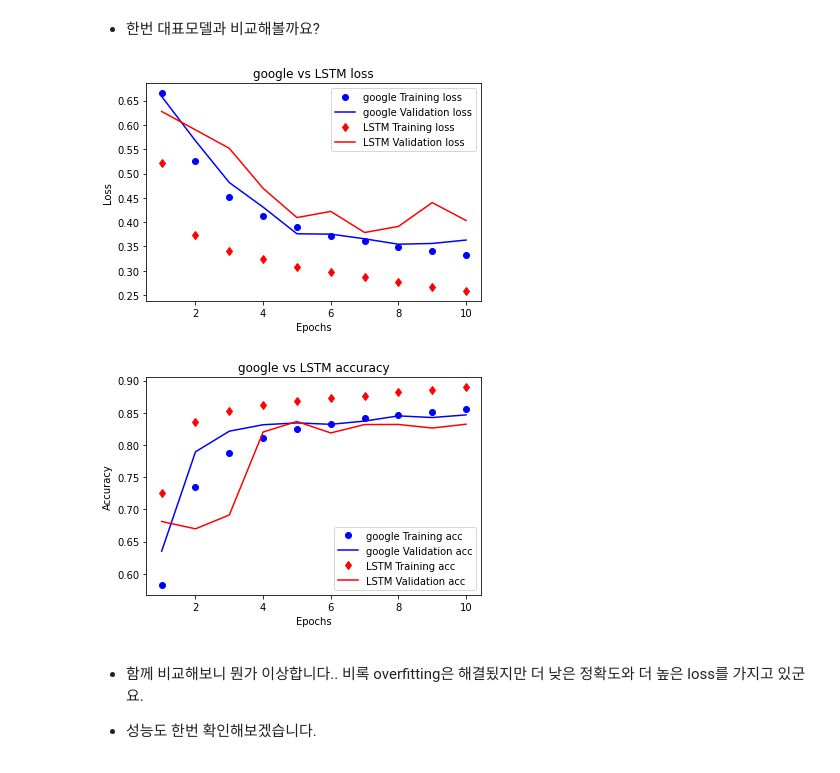
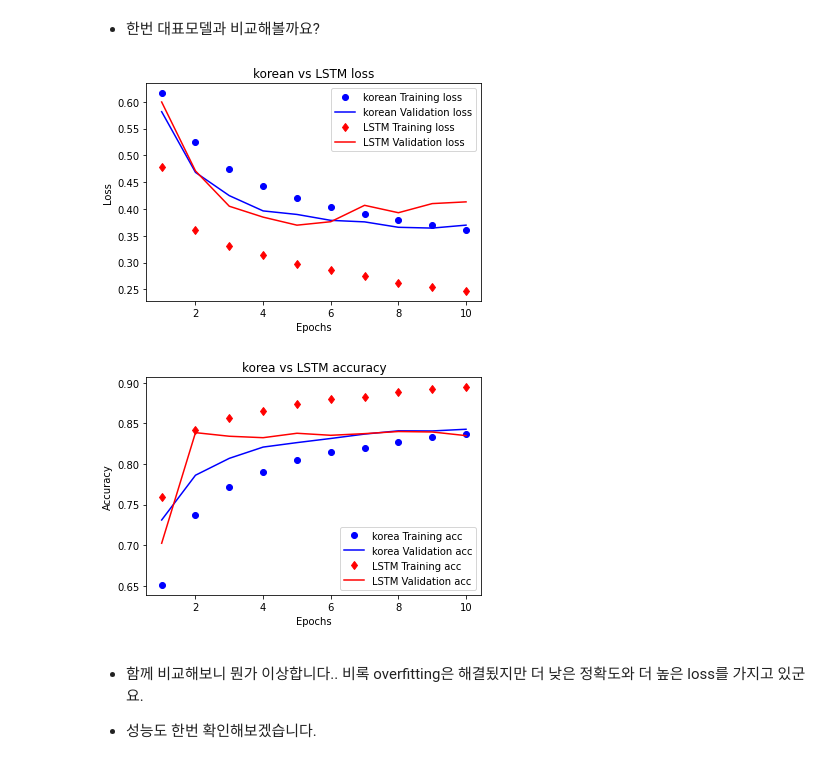
Before and after one commit to Ukbang/Exploration, a Jupyter notebook: [E-08]_review_fin_221011.ipynb, the cells around one changed output. Cells and saved outputs as stored; diff of their text form; code cells hidden in the pictures.

```diff
--- a/[E-08]_review_fin_221011.ipynb
+++ b/[E-08]_review_fin_221011.ipynb
@@ -858,0 +857,6 @@ word2vec = KeyedVectors.load_word2vec_format(word2vec_path, binary=True, limit=1
+# %%
+from gensim.models.keyedvectors import Word2VecKeyedVectors
+word2vec_path = os.getenv('HOME')+'/aiffel/exp/08_emotion/data/data/word2vec_ko.model'
+word_vectors = Word2VecKeyedVectors.load(word2vec_path)
+vector = word_vectors.wv['끝']
+vector
@@ -859,12 +881,12 @@ word2vec = KeyedVectors.load_word2vec_format(word2vec_path, binary=True, limit=1
 # %%
 vocab_size = 10000    # 어휘 사전의 크기입니다(10,000개의 단어)
-word_vector_dim = 300  # 워드 벡터의 차원수
+word_vector_dim = 100  # 워드 벡터의 차원수
 embedding_matrix = np.random.rand(vocab_size, word_vector_dim)
 
 # embedding_matrix에 Word2Vec 워드 벡터를 단어 하나씩마다 차례차례 카피한다.
 for i in range(3,vocab_size):
-    if index_to_word[i] in word2vec:
-        embedding_matrix[i] = word2vec[index_to_word[i]]
+    if index_to_word[i] in word_vectors.wv:
+        embedding_matrix[i] = word_vectors.wv[index_to_word[i]]
 # %% [markdown]
 - 새로운 모델에 Embedding 에 사용할 데이터를 직전 학습데이터에서 가져옵니다.
 # %%
@@ -909,11 +931,11 @@ _________________________________________________________________
 
 - 학습시켜보도록 하겠습니다.
 # %%
-my_model_google.compile(optimizer='adam',
+my_model_korea.compile(optimizer='adam',
               loss='binary_crossentropy',
               metrics=['accuracy'])
 
-my_history_google = my_model_google.fit(x_train,
+my_history_korea = my_model_korea.fit(x_train,
                     y_train,
                     epochs=epochs,
                     batch_size=batch_size,
@@ -943,17 +965,15 @@ Epoch 10/10
 # %%
-google_history_dict = my_history_google.history
+korea_history_dict = my_history_korea.history
 
-google_acc = google_history_dict['accuracy']
-google_val_acc = google_history_dict['val_accuracy']
-google_loss = google_history_dict['loss']
-google_val_loss = google_history_dict['val_loss']
+korea_acc = korea_history_dict['accuracy']
+korea_val_acc = korea_history_dict['val_accuracy']
+korea_loss = korea_history_dict['loss']
+korea_val_loss = korea_history_dict['val_loss']
 
-google_epochs = range(1, len(google_acc) + 1)
+korea_epochs = range(1, len(korea_acc) + 1)
 
-# "bo"는 "파란색 점"입니다
-plt.plot(google_epochs, google_loss, 'bo', label='Training loss')
-# b는 "파란 실선"입니다
-plt.plot(google_epochs, google_val_loss, 'b', label='Validation loss')
+plt.plot(korea_epochs, korea_loss, 'bo', label='Training loss')
+plt.plot(korea_epochs, korea_val_loss, 'b', label='Validation loss')
 plt.title('Training and validation loss')
 plt.xlabel('Epochs')
 plt.ylabel('Loss')
@@ -983,35 +1003,35 @@ plt.show()
 # %% [markdown]
 - 한번 대표모델과 비교해볼까요?
 # %%
-plt.plot(google_epochs, google_loss, 'bo', label='google Training loss')
-plt.plot(google_epochs, google_val_loss, 'b', label='google Validation loss')
+plt.plot(korea_epochs, korea_loss, 'bo', label='korean Training loss')
+plt.plot(korea_epochs, korea_val_loss, 'b', label='korean Validation loss')
 plt.plot(LSTM_epochs, LSTM_loss, 'rd', label='LSTM Training loss')
 plt.plot(LSTM_epochs, LSTM_val_loss, 'r', label='LSTM Validation loss')
 
-plt.title('google vs LSTM loss')
+plt.title('korean vs LSTM loss')
 plt.xlabel('Epochs')
 plt.ylabel('Loss')
 plt.legend()
 
 plt.show()
 # %% [output]
-[figure, old version]
+[figure, new version]
 # %%
-plt.clf()   # 그림을 초기화합니다
+plt.clf()
 
-plt.plot(google_epochs, google_acc, 'bo', label='google Training acc')
-plt.plot(google_epochs, google_val_acc, 'b', label='google Validation acc')
+plt.plot(korea_epochs, korea_acc, 'bo', label='korea Training acc')
+plt.plot(korea_epochs, korea_val_acc, 'b', label='korea Validation acc')
 plt.plot(LSTM_epochs, LSTM_acc, 'rd', label='LSTM Training acc')
 plt.plot(LSTM_epochs, LSTM_val_acc, 'r', label='LSTM Validation acc')
 
-plt.title('google vs LSTM accuracy')
+plt.title('korea vs LSTM accuracy')
 plt.xlabel('Epochs')
 plt.ylabel('Accuracy')
 plt.legend()
 
 plt.show()
 # %% [output]
-[figure, old version]
+[figure, new version]
 # %% [markdown]
 - 함께 비교해보니 뭔가 이상합니다.. 비록 overfitting은 해결됬지만 더 낮은 정확도와 더 높은 loss를 가지고 있군요.
 
```
Also changed, not shown: parts of 38 cells of this notebook.
